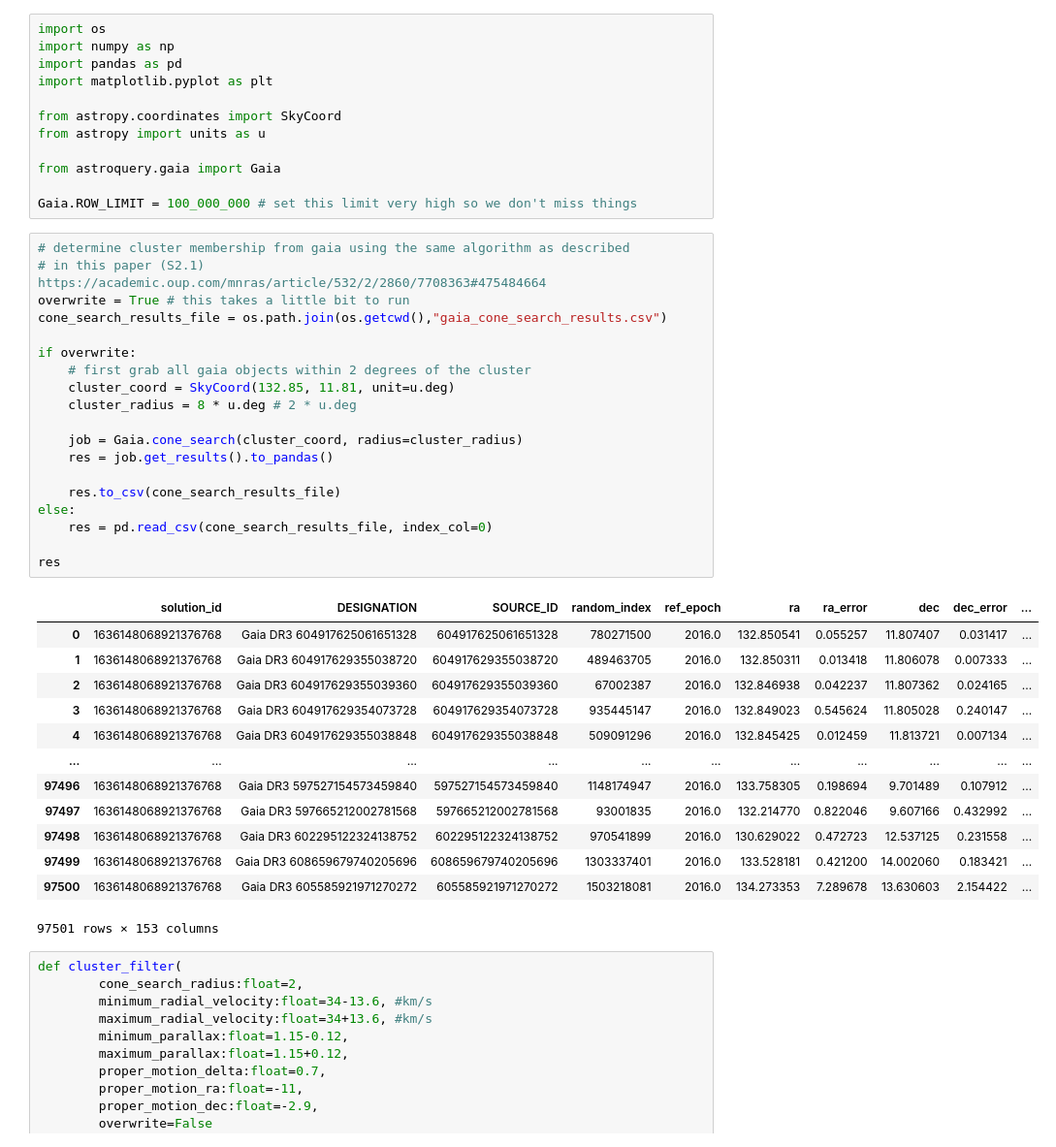
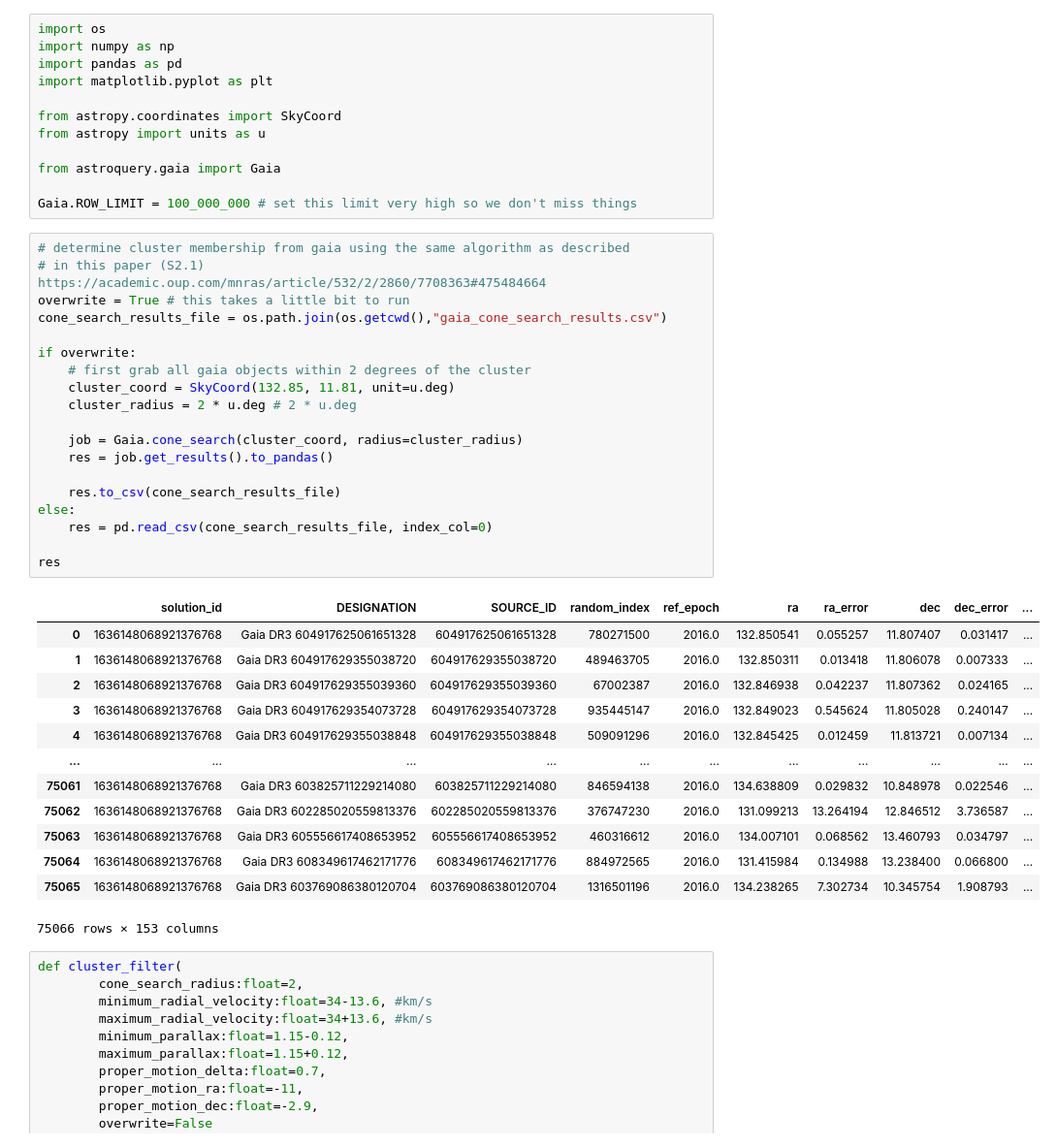
Before and after one commit to noahfranz13/astro-education-nbs, a Jupyter notebook: data/retrieve-data.ipynb, the cells around one changed output. Shown: that part at 97% size. Saved outputs shown, nothing was run; the diff lists cells and outputs as text.

Commit message:
reduce size of cluster file
Former-commit-id: f67a3723cbe202c186273ef12a9ad4bac0d6591b

```diff
--- a/data/retrieve-data.ipynb
+++ b/data/retrieve-data.ipynb
@@ -13,36 +13,36 @@ Gaia.ROW_LIMIT = 100_000_000 # set this limit very high so we don't miss things
 # %%
 # determine cluster membership from gaia using the same algorithm as described
 # in this paper (S2.1) https://academic.oup.com/mnras/article/532/2/2860/7708363#475484664
 overwrite = True # this takes a little bit to run
 cone_search_results_file = os.path.join(os.getcwd(),"gaia_cone_search_results.csv")
 
 if overwrite:
     # first grab all gaia objects within 2 degrees of the cluster
     cluster_coord = SkyCoord(132.85, 11.81, unit=u.deg)
-    cluster_radius = 8 * u.deg # 2 * u.deg
+    cluster_radius = 2 * u.deg # 2 * u.deg
 
     job = Gaia.cone_search(cluster_coord, radius=cluster_radius)
     res = job.get_results().to_pandas()
 
     res.to_csv(cone_search_results_file)
 else:
     res = pd.read_csv(cone_search_results_file, index_col=0)
 
 res
 # %% [output]
 |  | solution_id | DESIGNATION | SOURCE_ID | random_index | ref_epoch | ra | ra_error | dec | dec_error | ... |
 | 0 | 1636148068921376768 | Gaia DR3 604917625061651328 | 604917625061651328 | 780271500 | 2016.0 | 132.850541 | 0.055257 | 11.807407 | 0.031417 | ... |
 | 1 | 1636148068921376768 | Gaia DR3 604917629355038720 | 604917629355038720 | 489463705 | 2016.0 | 132.850311 | 0.013418 | 11.806078 | 0.007333 | ... |
 | 2 | 1636148068921376768 | Gaia DR3 604917629355039360 | 604917629355039360 | 67002387 | 2016.0 | 132.846938 | 0.042237 | 11.807362 | 0.024165 | ... |
 | 3 | 1636148068921376768 | Gaia DR3 604917629354073728 | 604917629354073728 | 935445147 | 2016.0 | 132.849023 | 0.545624 | 11.805028 | 0.240147 | ... |
 | 4 | 1636148068921376768 | Gaia DR3 604917629355038848 | 604917629355038848 | 509091296 | 2016.0 | 132.845425 | 0.012459 | 11.813721 | 0.007134 | ... |
 | ... | ... | ... | ... | ... | ... | ... | ... | ... | ... | ... |
-| 97496 | 1636148068921376768 | Gaia DR3 597527154573459840 | 597527154573459840 | 1148174947 | 2016.0 | 133.758305 | 0.198694 | 9.701489 | 0.107912 | ... |
-| 97497 | 1636148068921376768 | Gaia DR3 597665212002781568 | 597665212002781568 | 93001835 | 2016.0 | 132.214770 | 0.822046 | 9.607166 | 0.432992 | ... |
-| 97498 | 1636148068921376768 | Gaia DR3 602295122324138752 | 602295122324138752 | 970541899 | 2016.0 | 130.629022 | 0.472723 | 12.537125 | 0.231558 | ... |
-| 97499 | 1636148068921376768 | Gaia DR3 608659679740205696 | 608659679740205696 | 1303337401 | 2016.0 | 133.528181 | 0.421200 | 14.002060 | 0.183421 | ... |
-| 97500 | 1636148068921376768 | Gaia DR3 605585921971270272 | 605585921971270272 | 1503218081 | 2016.0 | 134.273353 | 7.289678 | 13.630603 | 2.154422 | ... |
+| 75061 | 1636148068921376768 | Gaia DR3 603825711229214080 | 603825711229214080 | 846594138 | 2016.0 | 134.638809 | 0.029832 | 10.848978 | 0.022546 | ... |
+| 75062 | 1636148068921376768 | Gaia DR3 602285020559813376 | 602285020559813376 | 376747230 | 2016.0 | 131.099213 | 13.264194 | 12.846512 | 3.736587 | ... |
+| 75063 | 1636148068921376768 | Gaia DR3 605556617408653952 | 605556617408653952 | 460316612 | 2016.0 | 134.007101 | 0.068562 | 13.460793 | 0.034797 | ... |
+| 75064 | 1636148068921376768 | Gaia DR3 608349617462171776 | 608349617462171776 | 884972565 | 2016.0 | 131.415984 | 0.134988 | 13.238400 | 0.066800 | ... |
+| 75065 | 1636148068921376768 | Gaia DR3 603769086380120704 | 603769086380120704 | 1316501196 | 2016.0 | 134.238265 | 7.302734 | 10.345754 | 1.908793 | ... |
-97501 rows × 153 columns
+75066 rows × 153 columns
 # %%
 def cluster_filter(
         cone_search_radius:float=2,
```
Also changed, not shown: 4 other files.
